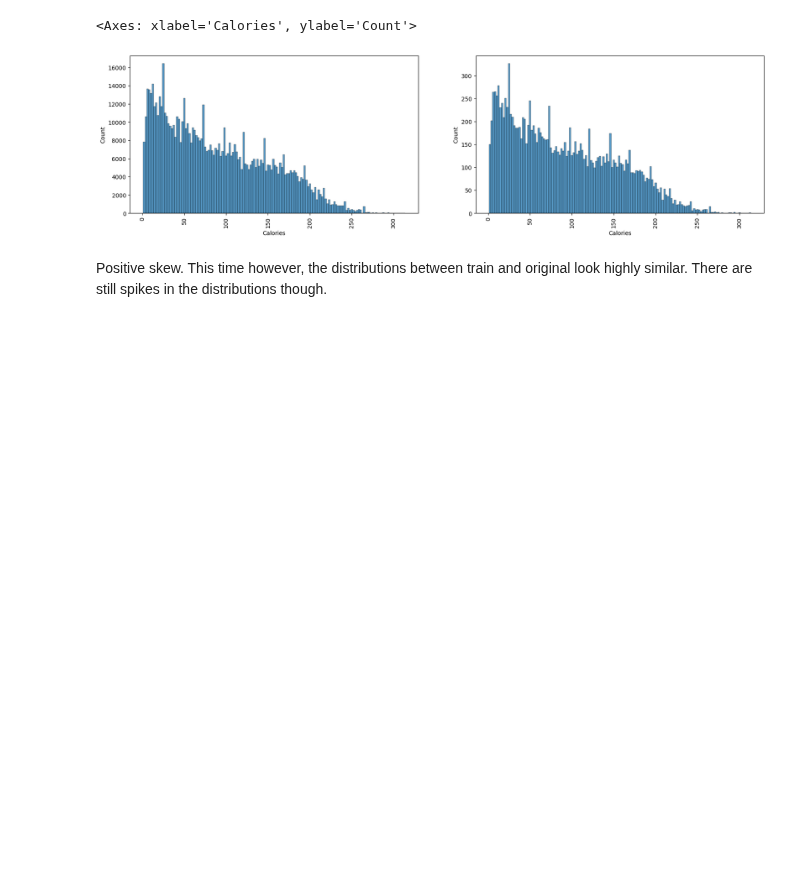
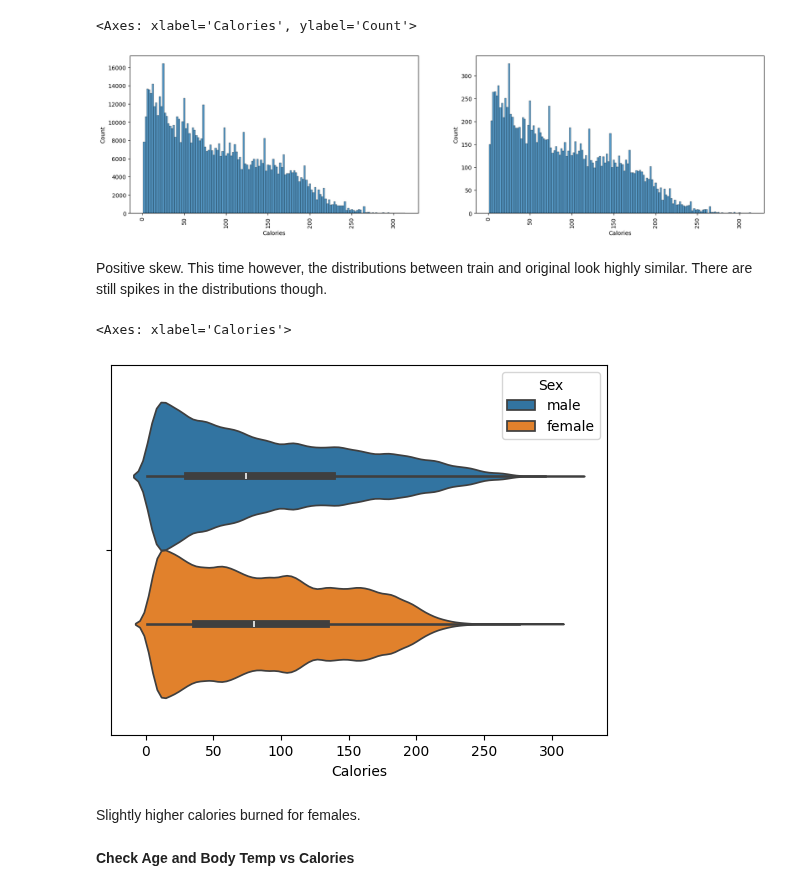
Before and after one commit to LoneCoder21/Kaggle-Notebooks, a Jupyter notebook: Regression/Calorie Expenditure/eda.ipynb, the cells around one changed output. Drawn from its saved outputs; the diff is of its cells as text; code cells hidden in the pictures; blank space fills up the shorter version.

```diff
--- a/Regression/Calorie Expenditure/eda.ipynb
+++ b/Regression/Calorie Expenditure/eda.ipynb
@@ -297,3 +292,12 @@ sns.histplot(original, x="Calories",ax=axes[1], bins=150)
 [figure]
 # %% [markdown]
 Positive skew. This time however, the distributions between train and original look highly similar. There are still spikes in the distributions though.
+# %%
+sns.violinplot(to_df, x="Calories", hue="Sex")
+# %% [output]
+<Axes: xlabel='Calories'>
+[figure, added]
+# %% [markdown]
+Slightly higher calories burned for females.
+# %% [markdown]
+**Check Age and Body Temp vs Calories**
```
Also changed, not shown: parts of 11 cells of this notebook.
